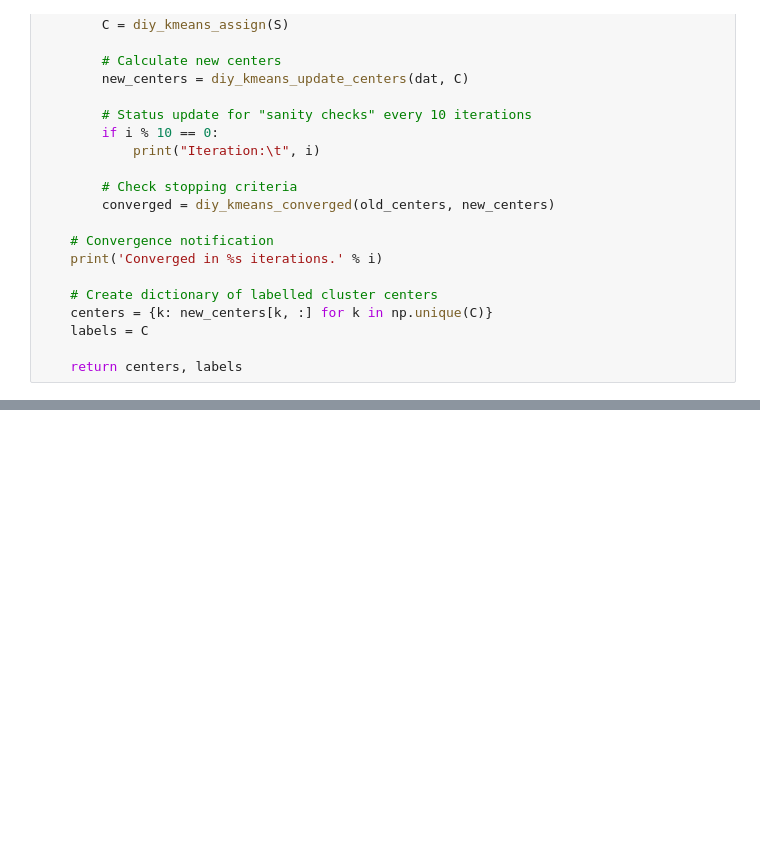
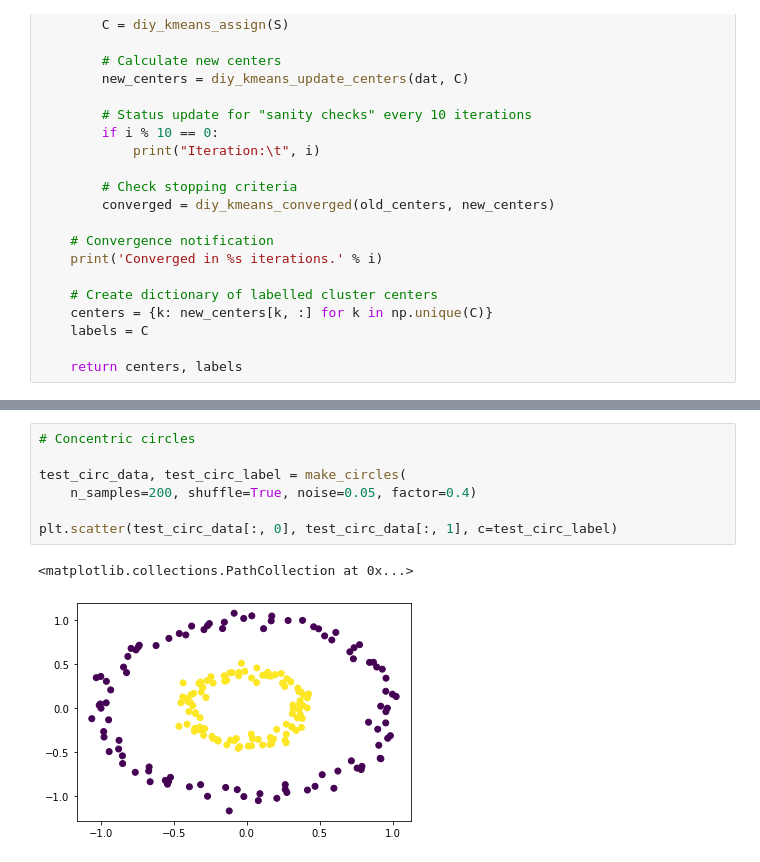
Before and after one commit to archaeojsc/ML_from_scratch, a Jupyter notebook: notebooks/00_k_means.ipynb, the cells around one changed output, grey strips where cells are left out. Drawn from its saved outputs; the diff is of its cells as text; blank space fills up the shorter version.

```diff
--- a/notebooks/00_k_means.ipynb
+++ b/notebooks/00_k_means.ipynb
@@ -181,0 +235,10 @@ def diy_kmeans(dat, n_clusters, max_iter=np.inf):
+# %%
+# Concentric circles
+
+test_circ_data, test_circ_label = make_circles(
+    n_samples=200, shuffle=True, noise=0.05, factor=0.4)
+
+plt.scatter(test_circ_data[:, 0], test_circ_data[:, 1], c=test_circ_label)
+# %% [output]
+<matplotlib.collections.PathCollection at 0x...>
+[figure, added]
```
Also changed, not shown: parts of 11 cells of this notebook, 2 other files.
